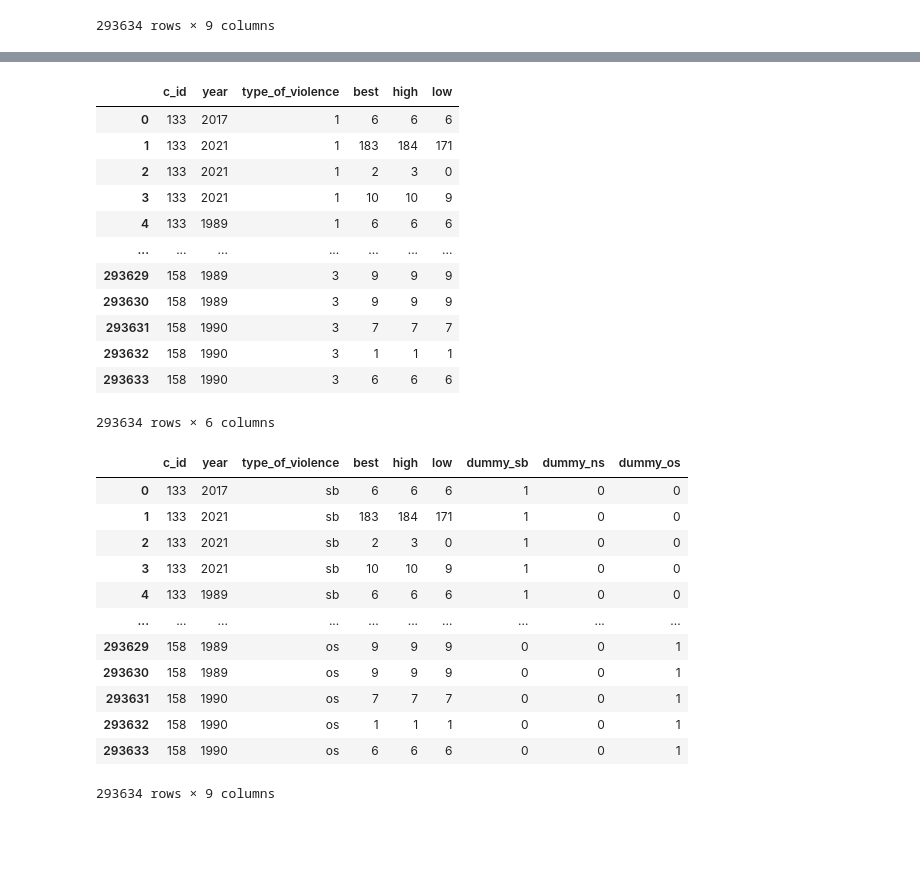
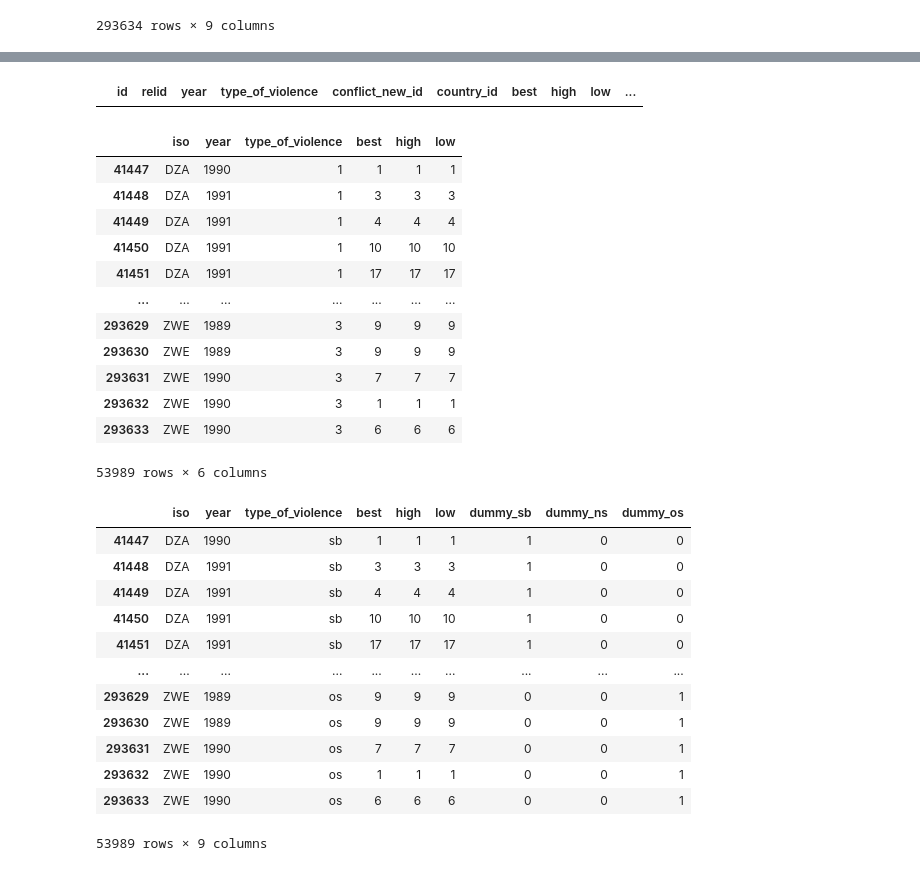
Before and after one commit to NatStrom/Thesis, a Jupyter notebook: ucdp_thesis.ipynb, the cells around one changed output, grey strips where cells are left out. Cells and saved outputs as stored; diff of their text form; code cells hidden in the pictures; blank space fills up the shorter version.

```diff
--- a/ucdp_thesis.ipynb
+++ b/ucdp_thesis.ipynb
@@ -80,4 +80,10 @@ cache_manager()
 from ingester3.extensions import *
 # %%
 #create the c_id from the gw codes
+#create c_ids
+df_filtered = pd.DataFrame.cy.soft_validate_gwcode_year(df_filtered, gw_col='country_id', year_col = 'year', at_month = 12)
+inspect=df_filtered.query("valid_id == False")
+print('countries with invalid id below')
+display(inspect)
+
 df_filtered = pd.DataFrame.c.from_gwcode(df_filtered, gw_col='country_id', month_col=None)
@@ -84,22 +95,34 @@ df_filtered = pd.DataFrame.c.from_gwcode(df_filtered, gw_col='country_id', month
+# %%
+df_filtered['Africa'] = df_filtered.c.in_africa
+# %%
+df_filtered = df_filtered.query('Africa == True')
+# %%
+#get the iso numbers
+df_filtered['iso'] = df_filtered.c.isoab
+# %%
+inspect = df_filtered.loc[df_filtered.iso.isna()]
+display(inspect)
+# %% [output]
+|  | id | relid | year | type_of_violence | conflict_new_id | country_id | best | high | low | ... |
 # %%
 df_conflict = df_filtered.copy()
 # %%
-df_conflict = df_conflict.filter(['c_id','year', 'type_of_violence', 'best', 'high', 'low'])
+df_conflict = df_conflict.filter(['iso','year','type_of_violence', 'best', 'high', 'low'])
 df_conflict
 # %% [output]
-|  | c_id | year | type_of_violence | best | high | low |
-| 0 | 133 | 2017 | 1 | 6 | 6 | 6 |
-| 1 | 133 | 2021 | 1 | 183 | 184 | 171 |
-| 2 | 133 | 2021 | 1 | 2 | 3 | 0 |
-| 3 | 133 | 2021 | 1 | 10 | 10 | 9 |
-| 4 | 133 | 1989 | 1 | 6 | 6 | 6 |
+|  | iso | year | type_of_violence | best | high | low |
+| 41447 | DZA | 1990 | 1 | 1 | 1 | 1 |
+| 41448 | DZA | 1991 | 1 | 3 | 3 | 3 |
+| 41449 | DZA | 1991 | 1 | 4 | 4 | 4 |
+| 41450 | DZA | 1991 | 1 | 10 | 10 | 10 |
+| 41451 | DZA | 1991 | 1 | 17 | 17 | 17 |
 | ... | ... | ... | ... | ... | ... | ... |
-| 293629 | 158 | 1989 | 3 | 9 | 9 | 9 |
-| 293630 | 158 | 1989 | 3 | 9 | 9 | 9 |
-| 293631 | 158 | 1990 | 3 | 7 | 7 | 7 |
-| 293632 | 158 | 1990 | 3 | 1 | 1 | 1 |
-| 293633 | 158 | 1990 | 3 | 6 | 6 | 6 |
+| 293629 | ZWE | 1989 | 3 | 9 | 9 | 9 |
+| 293630 | ZWE | 1989 | 3 | 9 | 9 | 9 |
+| 293631 | ZWE | 1990 | 3 | 7 | 7 | 7 |
+| 293632 | ZWE | 1990 | 3 | 1 | 1 | 1 |
+| 293633 | ZWE | 1990 | 3 | 6 | 6 | 6 |
-293634 rows × 6 columns
+53989 rows × 6 columns
 # %%
 #replace row values
 df_conflict['type_of_violence'] = df_conflict['type_of_violence'].map({1:'sb',
@@ -133,16 +156,16 @@ df_conflict['dummy_os'] = df_conflict.apply(lambda row: categorize(row), axis=1)
 #add dummies for the type of violence
 df_conflict
 # %% [output]
-|  | c_id | year | type_of_violence | best | high | low | dummy_sb | dummy_ns | dummy_os |
-| 0 | 133 | 2017 | sb | 6 | 6 | 6 | 1 | 0 | 0 |
-| 1 | 133 | 2021 | sb | 183 | 184 | 171 | 1 | 0 | 0 |
-| 2 | 133 | 2021 | sb | 2 | 3 | 0 | 1 | 0 | 0 |
-| 3 | 133 | 2021 | sb | 10 | 10 | 9 | 1 | 0 | 0 |
-| 4 | 133 | 1989 | sb | 6 | 6 | 6 | 1 | 0 | 0 |
+|  | iso | year | type_of_violence | best | high | low | dummy_sb | dummy_ns | dummy_os |
+| 41447 | DZA | 1990 | sb | 1 | 1 | 1 | 1 | 0 | 0 |
+| 41448 | DZA | 1991 | sb | 3 | 3 | 3 | 1 | 0 | 0 |
+| 41449 | DZA | 1991 | sb | 4 | 4 | 4 | 1 | 0 | 0 |
+| 41450 | DZA | 1991 | sb | 10 | 10 | 10 | 1 | 0 | 0 |
+| 41451 | DZA | 1991 | sb | 17 | 17 | 17 | 1 | 0 | 0 |
 | ... | ... | ... | ... | ... | ... | ... | ... | ... | ... |
-| 293629 | 158 | 1989 | os | 9 | 9 | 9 | 0 | 0 | 1 |
-| 293630 | 158 | 1989 | os | 9 | 9 | 9 | 0 | 0 | 1 |
-| 293631 | 158 | 1990 | os | 7 | 7 | 7 | 0 | 0 | 1 |
-| 293632 | 158 | 1990 | os | 1 | 1 | 1 | 0 | 0 | 1 |
-| 293633 | 158 | 1990 | os | 6 | 6 | 6 | 0 | 0 | 1 |
+| 293629 | ZWE | 1989 | os | 9 | 9 | 9 | 0 | 0 | 1 |
+| 293630 | ZWE | 1989 | os | 9 | 9 | 9 | 0 | 0 | 1 |
+| 293631 | ZWE | 1990 | os | 7 | 7 | 7 | 0 | 0 | 1 |
+| 293632 | ZWE | 1990 | os | 1 | 1 | 1 | 0 | 0 | 1 |
+| 293633 | ZWE | 1990 | os | 6 | 6 | 6 | 0 | 0 | 1 |
-293634 rows × 9 columns
+53989 rows × 9 columns
```
Also changed, not shown: parts of 6 cells of this notebook, 2 other files.
